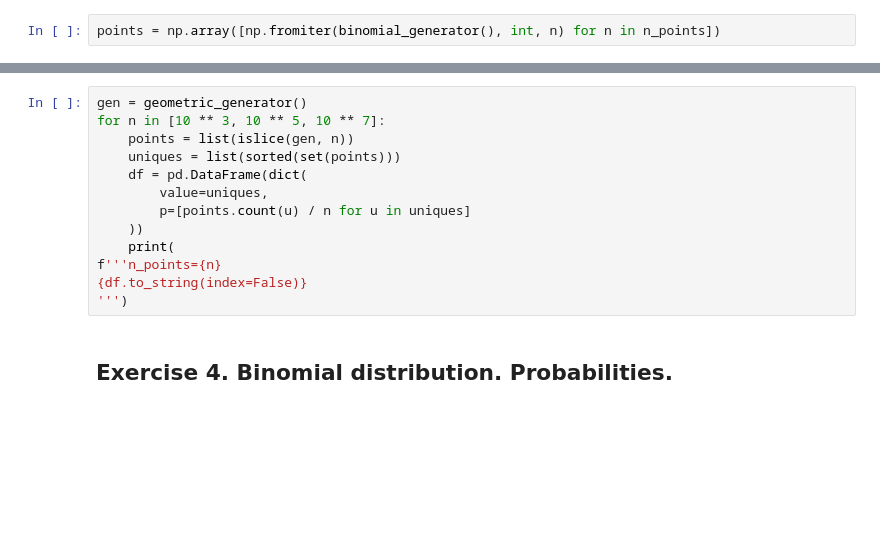
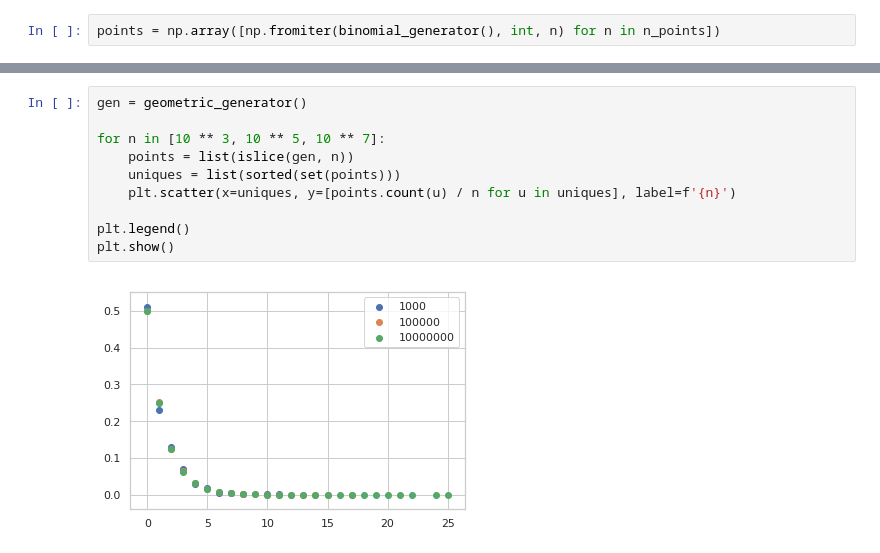
Before and after one commit to WeitBelou/monte-carlo, a Jupyter notebook: notebooks/Lesson 2.ipynb, the cells around one changed output, grey strips where cells are left out. Cells and saved outputs as stored; diff of their text form; blank space fills up the shorter version.

Commit message:
Add exercise 5

```diff
--- a/notebooks/Lesson 2.ipynb
+++ b/notebooks/Lesson 2.ipynb
@@ -73,15 +90,12 @@ df
 # %%
 gen = geometric_generator()
+
 for n in [10 ** 3, 10 ** 5, 10 ** 7]:
     points = list(islice(gen, n))
     uniques = list(sorted(set(points)))
-    df = pd.DataFrame(dict(
-        value=uniques,
-        p=[points.count(u) / n for u in uniques]
-    ))
-    print(
-f'''n_points={n}
-{df.to_string(index=False)}
-''')
+    plt.scatter(x=uniques, y=[points.count(u) / n for u in uniques], label=f'{n}')
+
+plt.legend()
+plt.show()
+# %% [output]
+[figure, added]
-# %% [markdown]
-## Exercise 4. Binomial distribution. Probabilities.
```
Also changed, not shown: parts of 17 cells of this notebook, 3 other files.
